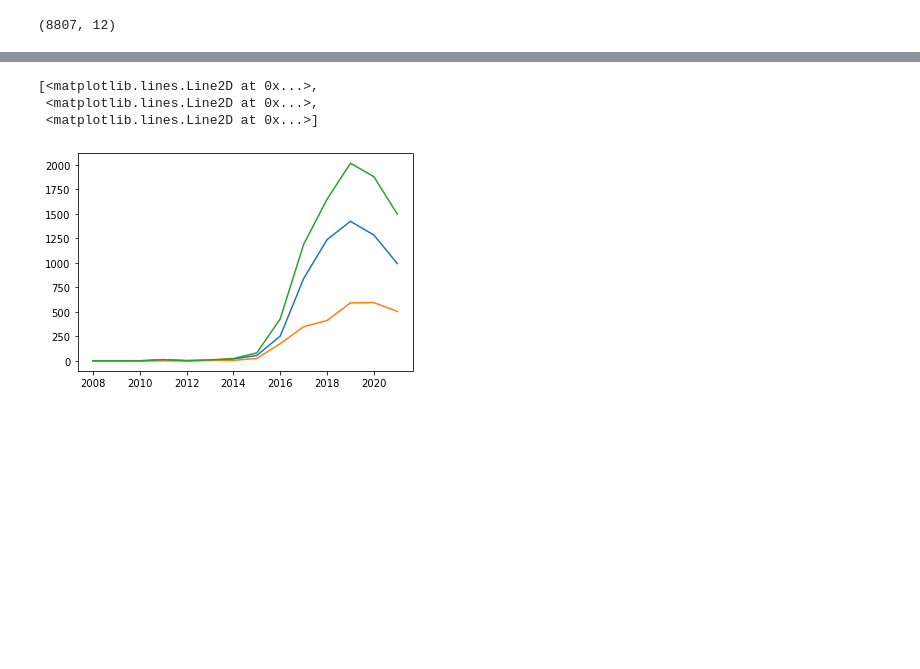
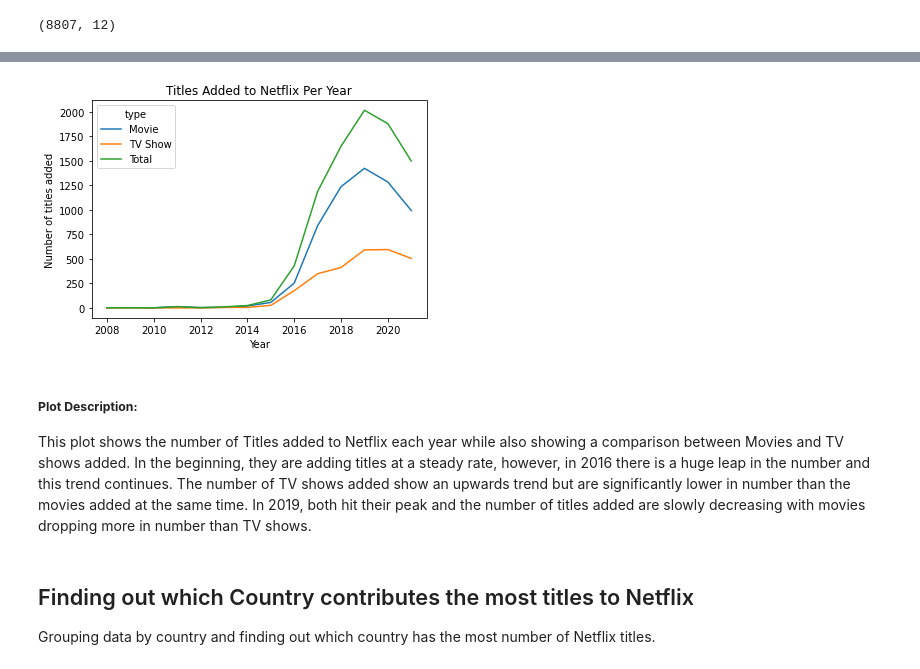
Before and after one commit to AnnanZia/CS4379G-Assignment1, a Jupyter notebook: notebooks/analysis.ipynb, the cells around one changed output, grey strips where cells are left out. Drawn from its saved outputs; the diff is of its cells as text; code cells hidden in the pictures; blank space fills up the shorter version.

Commit message:
Cleaned up the code by providing comments and rearraging it into a better format. Also wrote down my interpretaions.

```diff
--- a/notebooks/analysis.ipynb
+++ b/notebooks/analysis.ipynb
@@ -126,7 +188,15 @@ titlesAddedPerYear
 # %%
-plt.plot(titlesAddedPerYear)
+# Plotting a line graph for the number of titles added to Netflix per year
+titlesAddedPerYear.plot()
+plt.xlabel("Year")
+plt.ylabel("Number of titles added")
+plt.title("Titles Added to Netflix Per Year")
+plt.show()
 # %% [output]
-[<matplotlib.lines.Line2D at 0x...>,
- <matplotlib.lines.Line2D at 0x...>,
- <matplotlib.lines.Line2D at 0x...>]
-[figure, old version]
+[figure, new version]
+# %% [markdown]
+##### **Plot Description:**
+This plot shows the number of Titles added to Netflix each year while also showing a comparison between Movies and TV shows added. In the beginning, they are adding titles at a steady rate, however, in 2016 there is a huge leap in the number and this trend continues. The number of TV shows added show an upwards trend but are significantly lower in number than the movies added at the same time. In 2019, both hit their peak and the number of titles added are slowly decreasing with movies dropping more in number than TV shows.
+# %% [markdown]
+## Finding out which Country contributes the most titles to Netflix
+Grouping data by country and finding out which country has the most number of Netflix titles.
```
Also changed, not shown: parts of 26 cells of this notebook.
